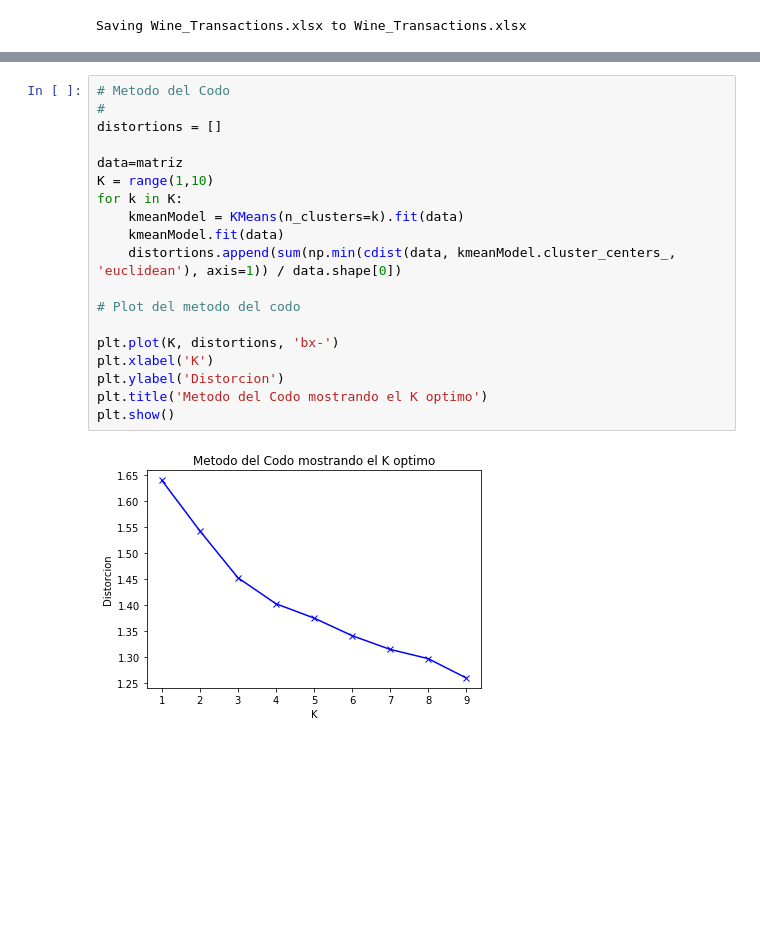
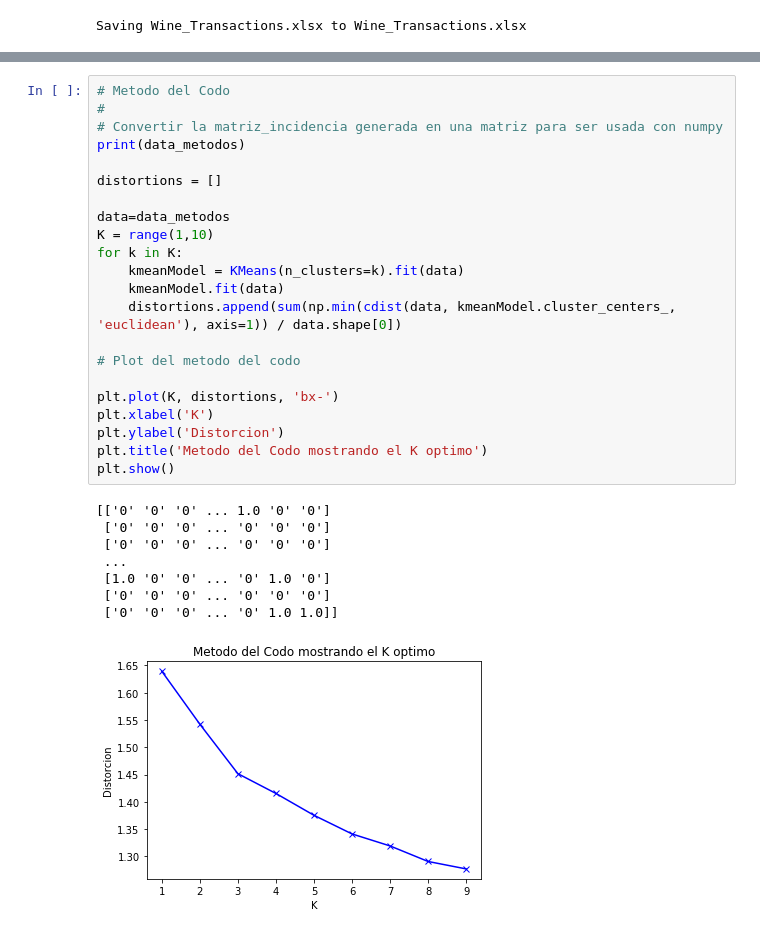
Before and after one commit to MRROOX/mii-analisis-de-datos, a Jupyter notebook: Tarea1.ipynb, the cells around one changed output, grey strips where cells are left out. Drawn from its saved outputs; the diff is of its cells as text; blank space fills up the shorter version.

```diff
--- a/Tarea1.ipynb
+++ b/Tarea1.ipynb
@@ -126,24 +131,34 @@ consumidores
 # %%
 # Metodo del Codo
 #
+# Convertir la matriz_incidencia generada en una matriz para ser usada con numpy
+print(data_metodos)
+
 distortions = []
 
-data=matriz
+data=data_metodos
 K = range(1,10)
 for k in K:
     kmeanModel = KMeans(n_clusters=k).fit(data)
     kmeanModel.fit(data)
     distortions.append(sum(np.min(cdist(data, kmeanModel.cluster_centers_, 'euclidean'), axis=1)) / data.shape[0])
 
 # Plot del metodo del codo
 
 plt.plot(K, distortions, 'bx-')
 plt.xlabel('K')
 plt.ylabel('Distorcion')
 plt.title('Metodo del Codo mostrando el K optimo')
 plt.show()
 # %% [output]
+[['0' '0' '0' ... 1.0 '0' '0']
+ ['0' '0' '0' ... '0' '0' '0']
+ ['0' '0' '0' ... '0' '0' '0']
+ ...
+ [1.0 '0' '0' ... '0' 1.0 '0']
+ ['0' '0' '0' ... '0' '0' '0']
+ ['0' '0' '0' ... '0' 1.0 1.0]]
-[figure, old version]
+[figure, new version]
 # %%
 # Metodo de Silhouette
 # Entrega como resultado en donde el Slhouette_score optimo es 0.14092516241984757
```
Also changed, not shown: parts of 6 cells of this notebook.
